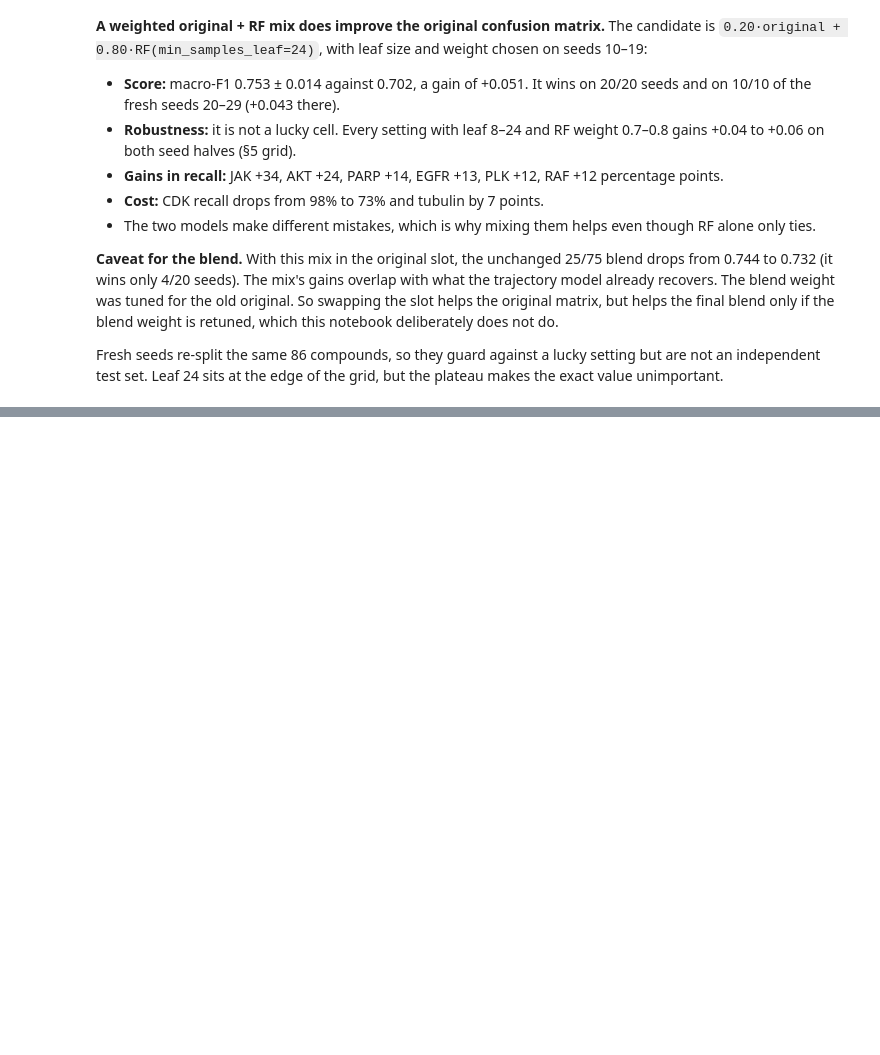
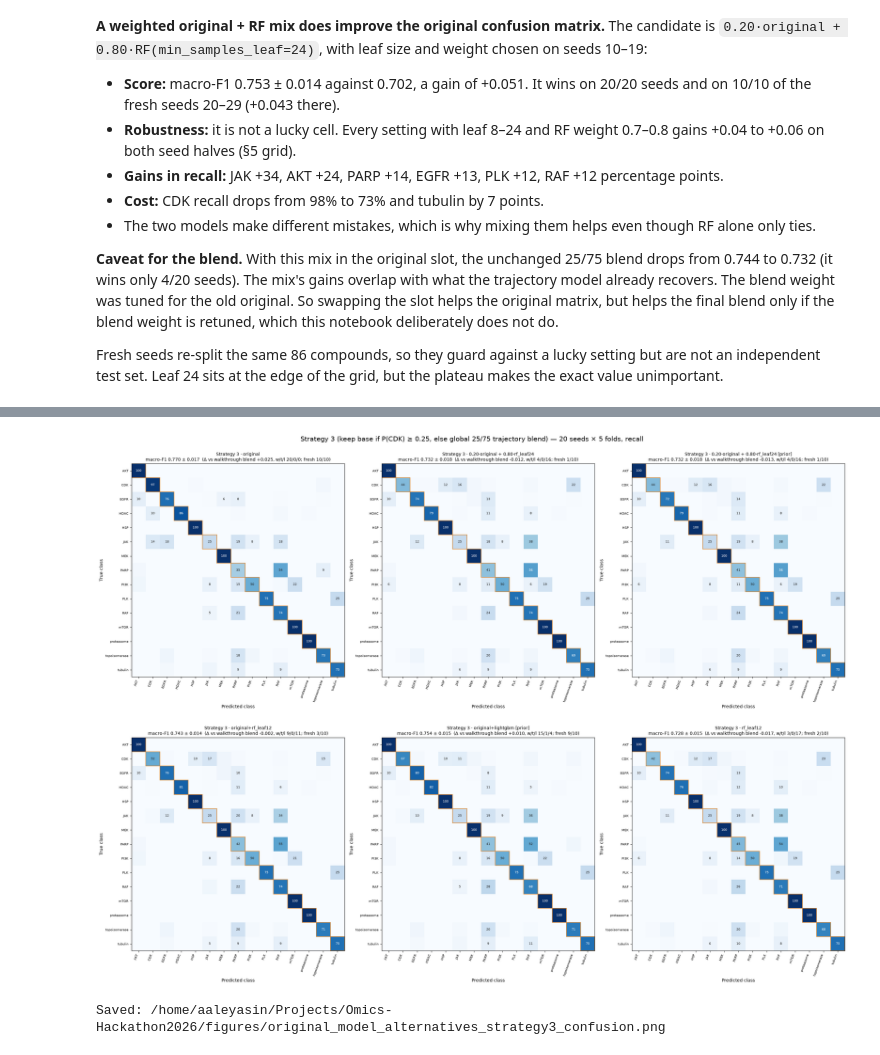
Before and after one commit to Amirreza-0/BioHackathon2026-Omics, a Jupyter notebook: notebooks/original_model_alternatives.ipynb, the cells around one changed output, grey strips where cells are left out. Drawn from its saved outputs; the diff is of its cells as text; code cells hidden in the pictures; blank space fills up the shorter version.

```diff
--- a/notebooks/original_model_alternatives.ipynb
+++ b/notebooks/original_model_alternatives.ipynb
@@ -791,0 +876,28 @@ Fresh seeds re-split the same 86 compounds, so they guard against a lucky settin
+# %%
+fig, axes = plt.subplots(2, 3, figsize=(24, 17.5))
+for ax, name in zip(axes.flat, STRAT3_MODELS):
+    probability = strategy3_variants[name, "Strategy 3"]
+    predicted = class_array[probability.to_numpy().argmax(axis=1)]
+    counts = confusion_matrix(truth_pooled, predicted, labels=classes)
+    normalized = counts / counts.sum(axis=1, keepdims=True)
+    safe = (name.replace(" [prior]", "_prior").replace(" +", "_plus_").replace("+", "_plus_")
+            .replace("·", "x").replace(" ", ""))
+    pd.DataFrame(counts, index=classes, columns=classes).to_csv(RESULTS / f"confusion_strategy3_{safe}_counts.csv")
+    pd.DataFrame(normalized, index=classes, columns=classes).to_csv(RESULTS / f"confusion_strategy3_{safe}_row_normalized.csv")
+    row = strategy3_summary.loc[(name, "Strategy 3")]
+    draw_confusion(ax, normalized, short_classes,
+                   f"Strategy 3 · {name}\nmacro-F1 {row['macro_f1']:.3f} ± {row['sd']:.3f}  "
+                   f"(Δ vs walkthrough blend {row['Δ vs walkthrough blend']:+.3f}, w/t/l {row['w/t/l vs walkthrough blend']}; "
+                   f"fresh {row['fresh wins']})")
+for ax in axes.flat[len(STRAT3_MODELS):]:
+    ax.axis("off")
+fig.suptitle(f"Strategy 3 (keep base if P(CDK) ≥ {CDK_GATE}, else global 25/75 trajectory blend) — 20 seeds × 5 folds, recall",
+             fontsize=15, y=1.0)
+fig.tight_layout(h_pad=4)
+figure_path = PLOTS / "original_model_alternatives_strategy3_confusion.png"
+fig.savefig(figure_path, dpi=120, bbox_inches="tight")
+plt.show()
+print("Saved:", figure_path)
+# %% [output]
+[figure, added]
+Saved: /home/aaleyasin/Projects/Omics-Hackathon2026/figures/original_model_alternatives_strategy3_confusion.png
```
Also changed, not shown: parts of 8 cells of this notebook, 27 other files.
